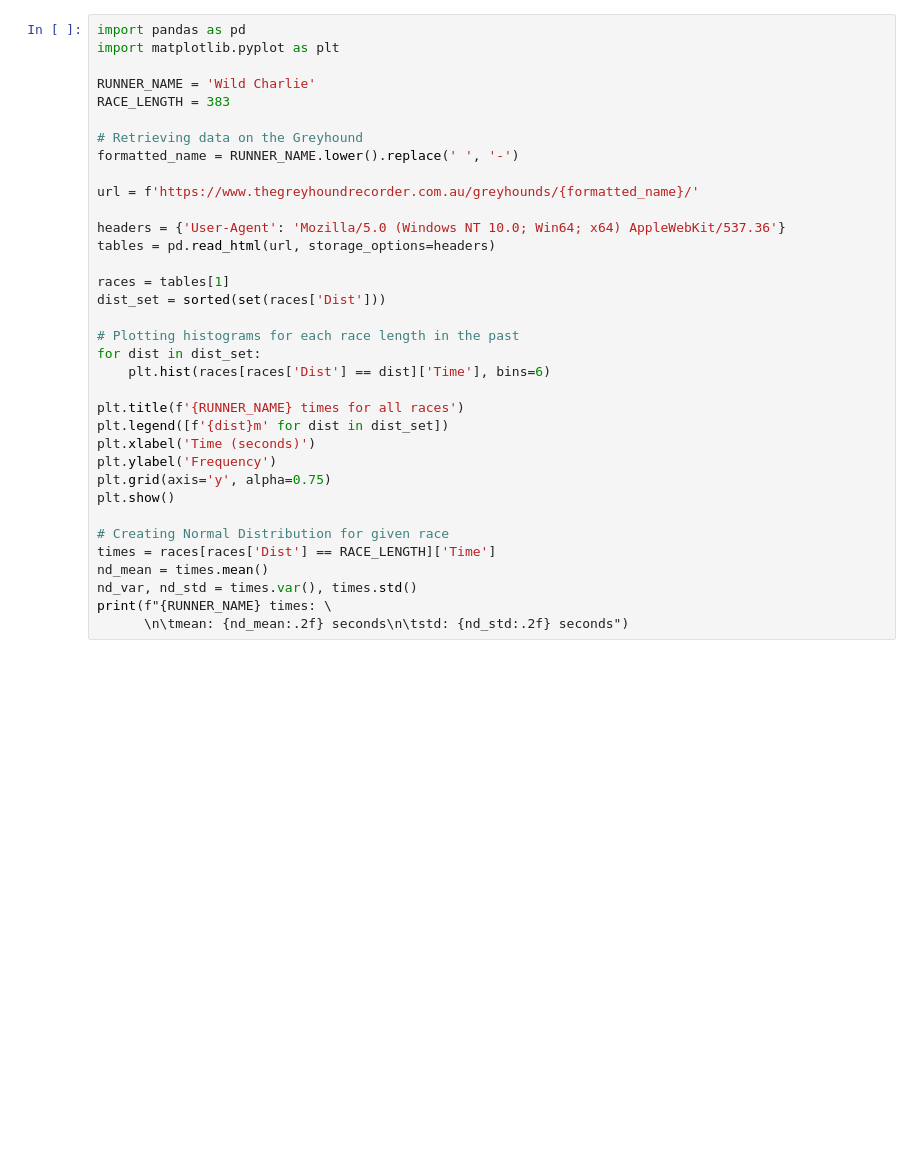
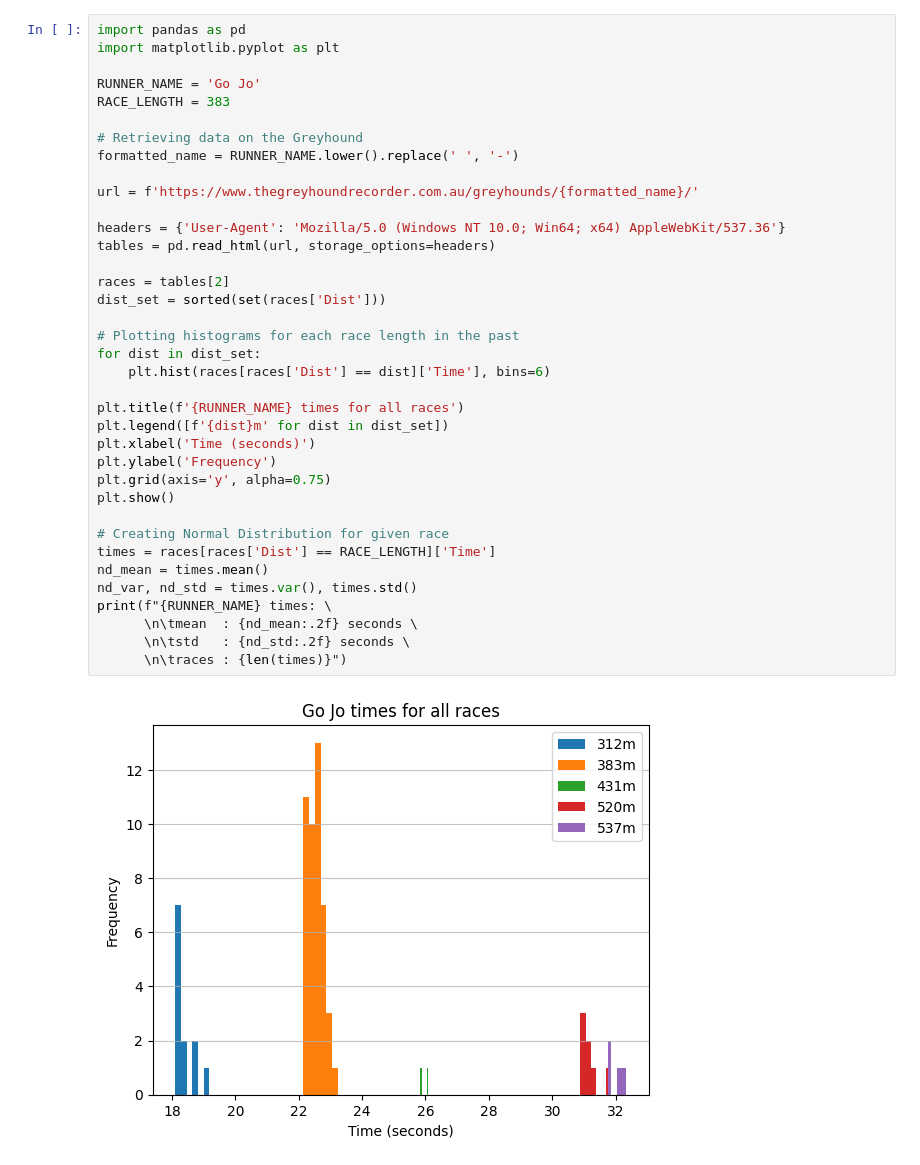
Before and after one commit to AkooshR/Greyhound-Racing-Model, a Jupyter notebook: main.ipynb, the cells around one changed output. Drawn from its saved outputs; the diff is of its cells as text; blank space fills up the shorter version.

```diff
--- a/main.ipynb
+++ b/main.ipynb
@@ -2,34 +2,38 @@
 import pandas as pd
 import matplotlib.pyplot as plt
 
-RUNNER_NAME = 'Wild Charlie'
+RUNNER_NAME = 'Go Jo'
 RACE_LENGTH = 383
 
 # Retrieving data on the Greyhound
 formatted_name = RUNNER_NAME.lower().replace(' ', '-')
 
 url = f'https://www.thegreyhoundrecorder.com.au/greyhounds/{formatted_name}/'
 
 headers = {'User-Agent': 'Mozilla/5.0 (Windows NT 10.0; Win64; x64) AppleWebKit/537.36'}
 tables = pd.read_html(url, storage_options=headers)
 
-races = tables[1]
+races = tables[2]
 dist_set = sorted(set(races['Dist']))
 
 # Plotting histograms for each race length in the past
 for dist in dist_set:
     plt.hist(races[races['Dist'] == dist]['Time'], bins=6)
 
 plt.title(f'{RUNNER_NAME} times for all races')
 plt.legend([f'{dist}m' for dist in dist_set])
 plt.xlabel('Time (seconds)')
 plt.ylabel('Frequency')
 plt.grid(axis='y', alpha=0.75)
 plt.show()
 
 # Creating Normal Distribution for given race
 times = races[races['Dist'] == RACE_LENGTH]['Time']
 nd_mean = times.mean()
 nd_var, nd_std = times.var(), times.std()
 print(f"{RUNNER_NAME} times: \
-      \n\tmean: {nd_mean:.2f} seconds\n\tstd: {nd_std:.2f} seconds")
+      \n\tmean  : {nd_mean:.2f} seconds \
+      \n\tstd   : {nd_std:.2f} seconds \
+      \n\traces : {len(times)}")
+# %% [output]
+[figure, added]
```
Also changed, not shown: parts of 2 cells of this notebook.
